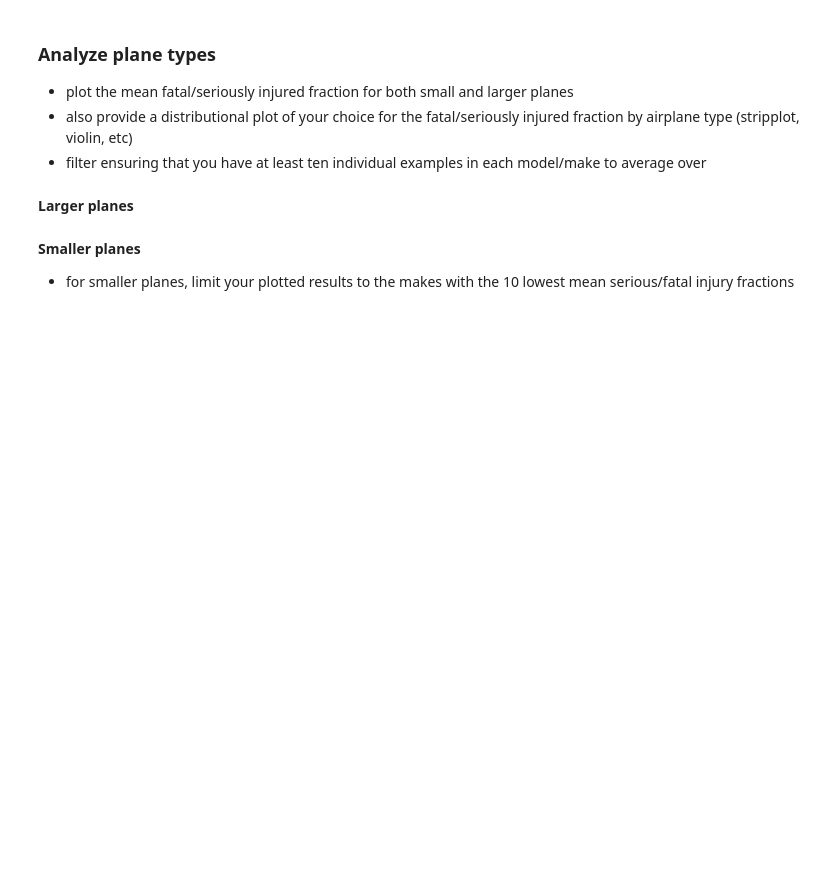
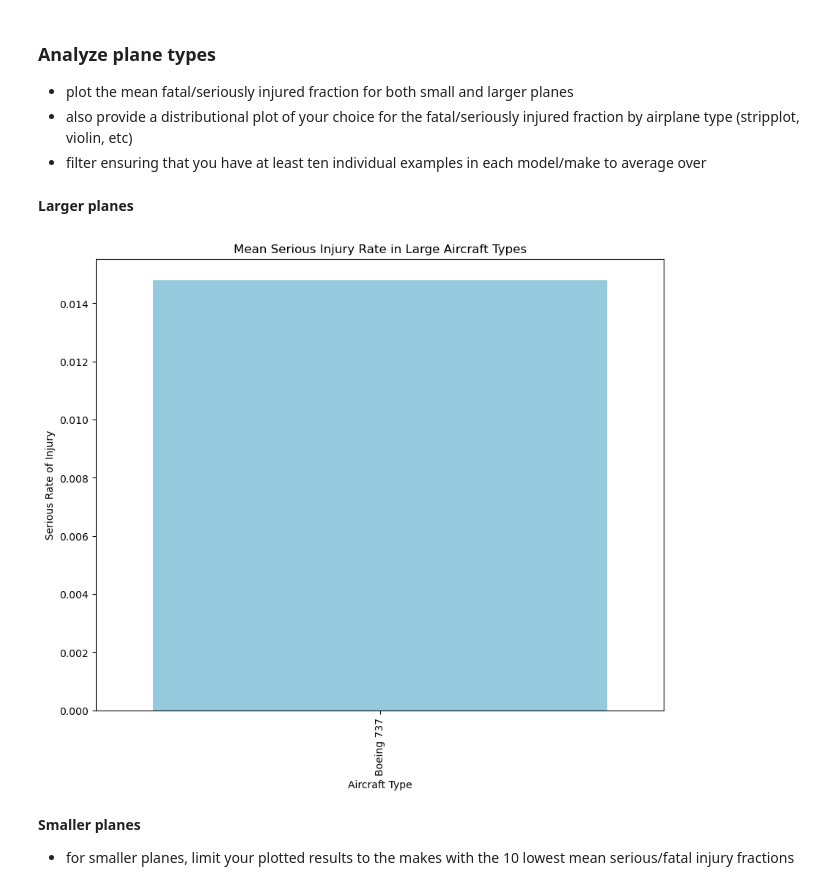
Before and after one commit to amursal-lab/dsc-summative-lab, a Jupyter notebook: Aviation_Accidents_Data_Analysis.ipynb, the cells around one changed output. Cells and saved outputs as stored; diff of their text form; code cells hidden in the pictures; blank space fills up the shorter version.

```diff
--- a/Aviation_Accidents_Data_Analysis.ipynb
+++ b/Aviation_Accidents_Data_Analysis.ipynb
@@ -169,9 +169,22 @@ In conclusion, aircraft safety has varied between manufacturers, and caution sho
 # %%
 # mean serious injury rate
 large_models = (large.groupby("Aircraft.Type").agg(mean_risk=("Serious.Injury.Rate", "mean"),
                                                    count =("Aircraft.Type", "count")))
 
 # filter to at least 10 individual examples
+large_models = large_models[large_models["count"] >= 10]
+large_models = large_models.sort_values("mean_risk").reset_index()
+
+# bar plot
+plt.figure(figsize=(10,8))
+sns.barplot(data=large_models, x = "Aircraft.Type", y = "mean_risk", color="skyblue")
+plt.xticks(rotation=90)
+plt.title("Mean Serious Injury Rate in Large Aircraft Types")
+plt.ylabel("Serious Rate of Injury")
+plt.xlabel("Aircraft Type")
+plt.show()
+# %% [output]
+[figure, added]
 # %% [markdown]
 **Smaller planes**
 - for smaller planes, limit your plotted results to the makes with the 10 lowest mean serious/fatal injury fractions
```
Also changed, not shown: parts of 1 cell of this notebook.
